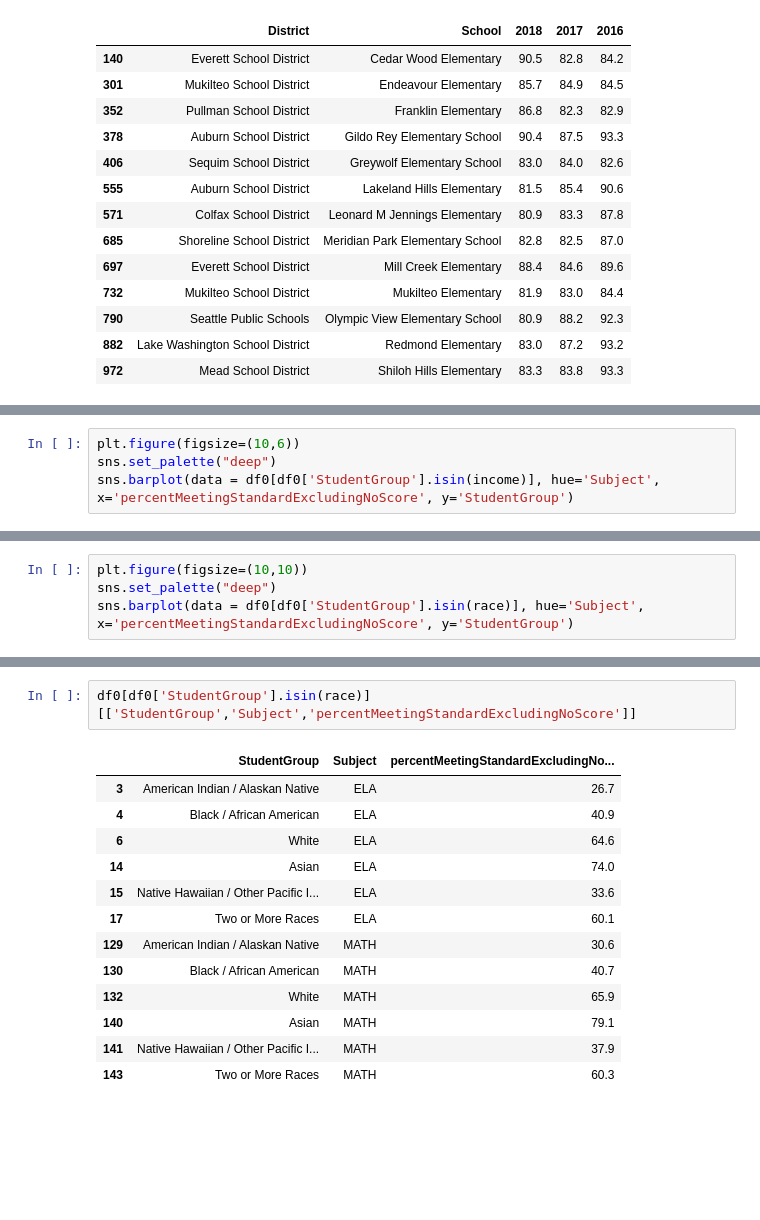
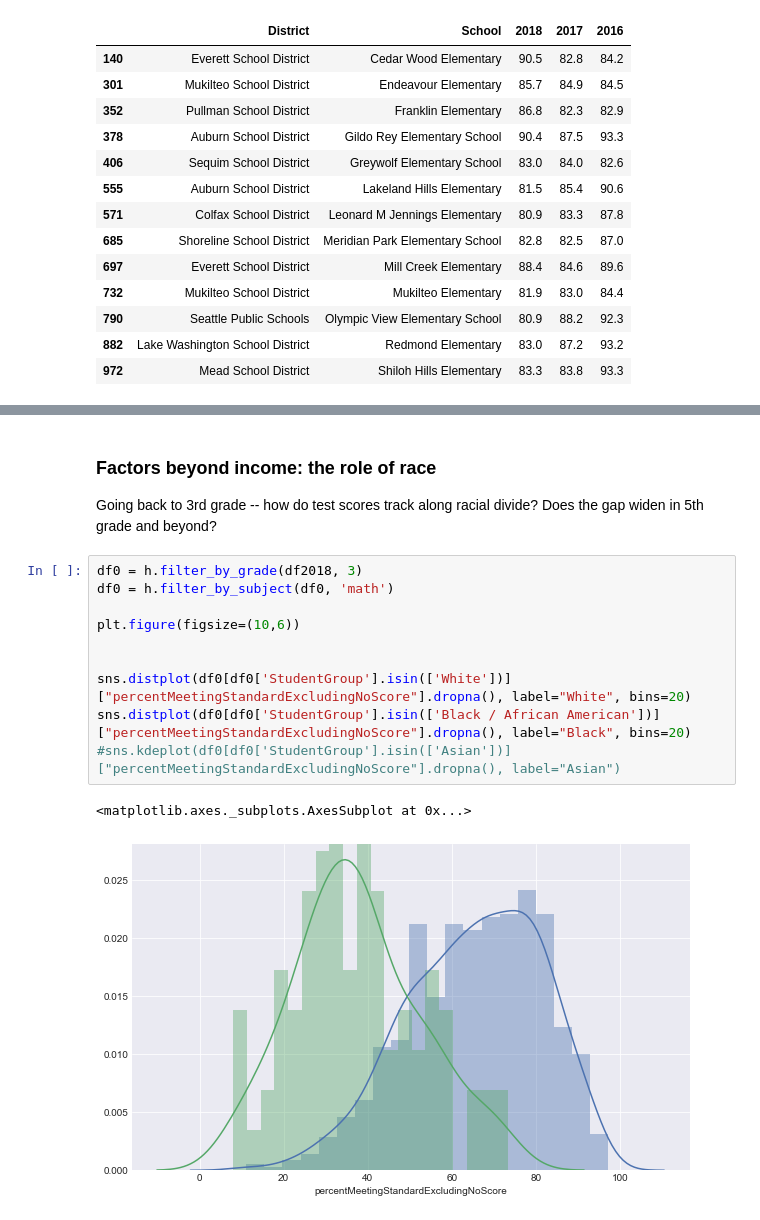
Before and after one commit to sachbhat/school-analysis, a Jupyter notebook: Test Success Rates of 3rd Graders in Washington.ipynb, the cells around one changed output, grey strips where cells are left out. Drawn from its saved outputs; the diff is of its cells as text; blank space fills up the shorter version.

```diff
--- a/Test Success Rates of 3rd Graders in Washington.ipynb
+++ b/Test Success Rates of 3rd Graders in Washington.ipynb
@@ -514,4 +531,0 @@ df0 = df[(df["GradeLevel"]=="3rd") & (df["testAdministration"]=="SBA")]
-# %%
-plt.figure(figsize=(10,6))
-sns.set_palette("deep")
-sns.barplot(data = df0[df0['StudentGroup'].isin(income)], hue='Subject', x='percentMeetingStandardExcludingNoScore', y='StudentGroup')
@@ -521,4 +531,0 @@ sns.barplot(data = df0[df0['StudentGroup'].isin(income)], hue='Subject', x='perc
-# %%
-plt.figure(figsize=(10,10))
-sns.set_palette("deep")
-sns.barplot(data = df0[df0['StudentGroup'].isin(race)], hue='Subject', x='percentMeetingStandardExcludingNoScore', y='StudentGroup')
@@ -528,16 +532,17 @@ sns.barplot(data = df0[df0['StudentGroup'].isin(race)], hue='Subject', x='percen
-# %%
-df0[df0['StudentGroup'].isin(race)][['StudentGroup','Subject','percentMeetingStandardExcludingNoScore']]
-# %% [output]
-|  | StudentGroup | Subject | percentMeetingStandardExcludingNo... |
-| 3 | American Indian / Alaskan Native | ELA | 26.7 |
-| 4 | Black / African American | ELA | 40.9 |
-| 6 | White | ELA | 64.6 |
-| 14 | Asian | ELA | 74.0 |
-| 15 | Native Hawaiian / Other Pacific I... | ELA | 33.6 |
-| 17 | Two or More Races | ELA | 60.1 |
-| 129 | American Indian / Alaskan Native | MATH | 30.6 |
-| 130 | Black / African American | MATH | 40.7 |
-| 132 | White | MATH | 65.9 |
-| 140 | Asian | MATH | 79.1 |
-| 141 | Native Hawaiian / Other Pacific I... | MATH | 37.9 |
-| 143 | Two or More Races | MATH | 60.3 |
+# %% [markdown]
+### Factors beyond income: the role of race
+
+Going back to 3rd grade -- how do test scores track along racial divide? Does the gap widen in 5th grade and beyond?
+# %%
+df0 = h.filter_by_grade(df2018, 3)
+df0 = h.filter_by_subject(df0, 'math')
+
+plt.figure(figsize=(10,6))
+
+
+sns.distplot(df0[df0['StudentGroup'].isin(['White'])]["percentMeetingStandardExcludingNoScore"].dropna(), label="White", bins=20)
+sns.distplot(df0[df0['StudentGroup'].isin(['Black / African American'])]["percentMeetingStandardExcludingNoScore"].dropna(), label="Black", bins=20)
+#sns.kdeplot(df0[df0['StudentGroup'].isin(['Asian'])]["percentMeetingStandardExcludingNoScore"].dropna(), label="Asian")
+# %% [output]
+<matplotlib.axes._subplots.AxesSubplot at 0x...>
+[figure, added]
```
Also changed, not shown: parts of 18 cells of this notebook, 4 other files.
